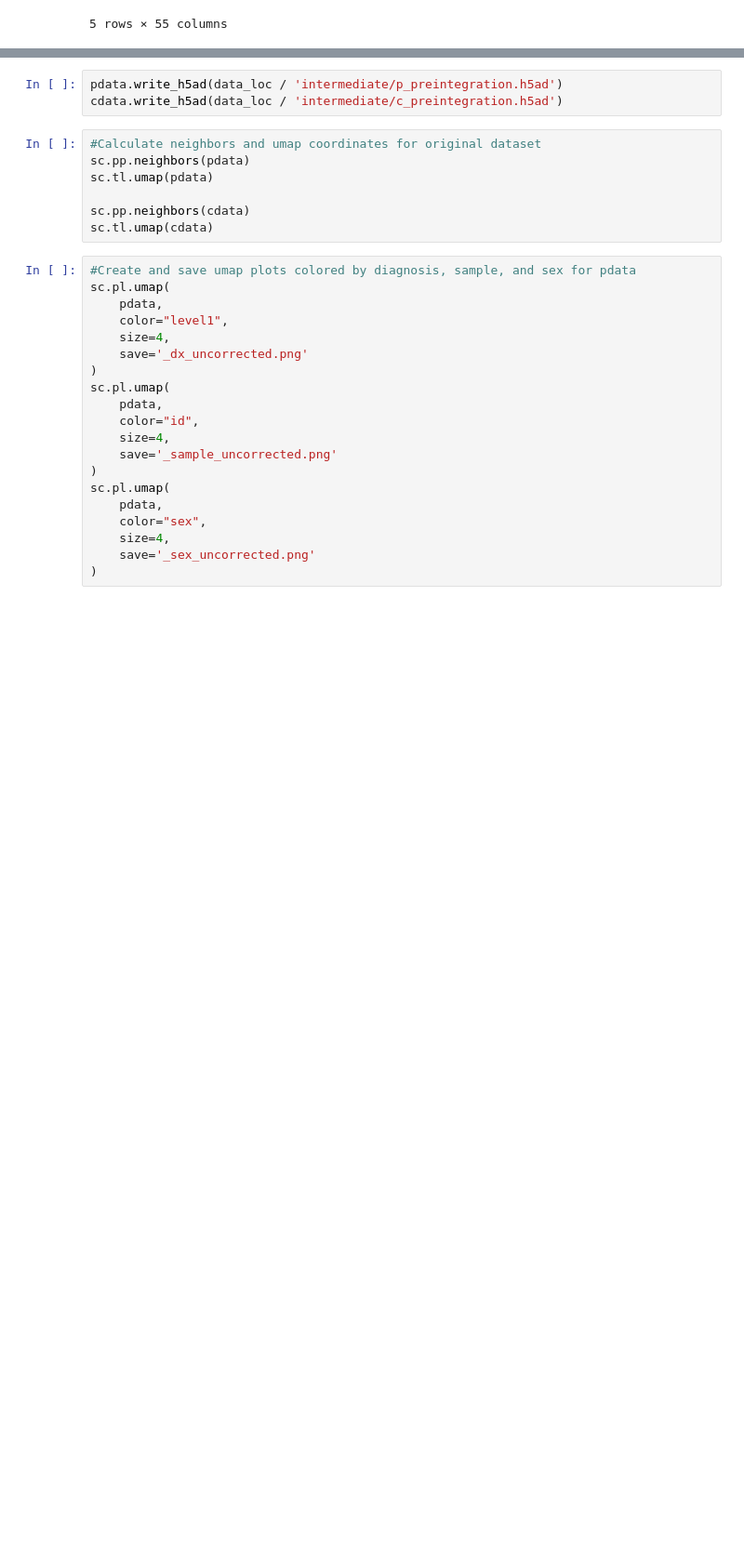
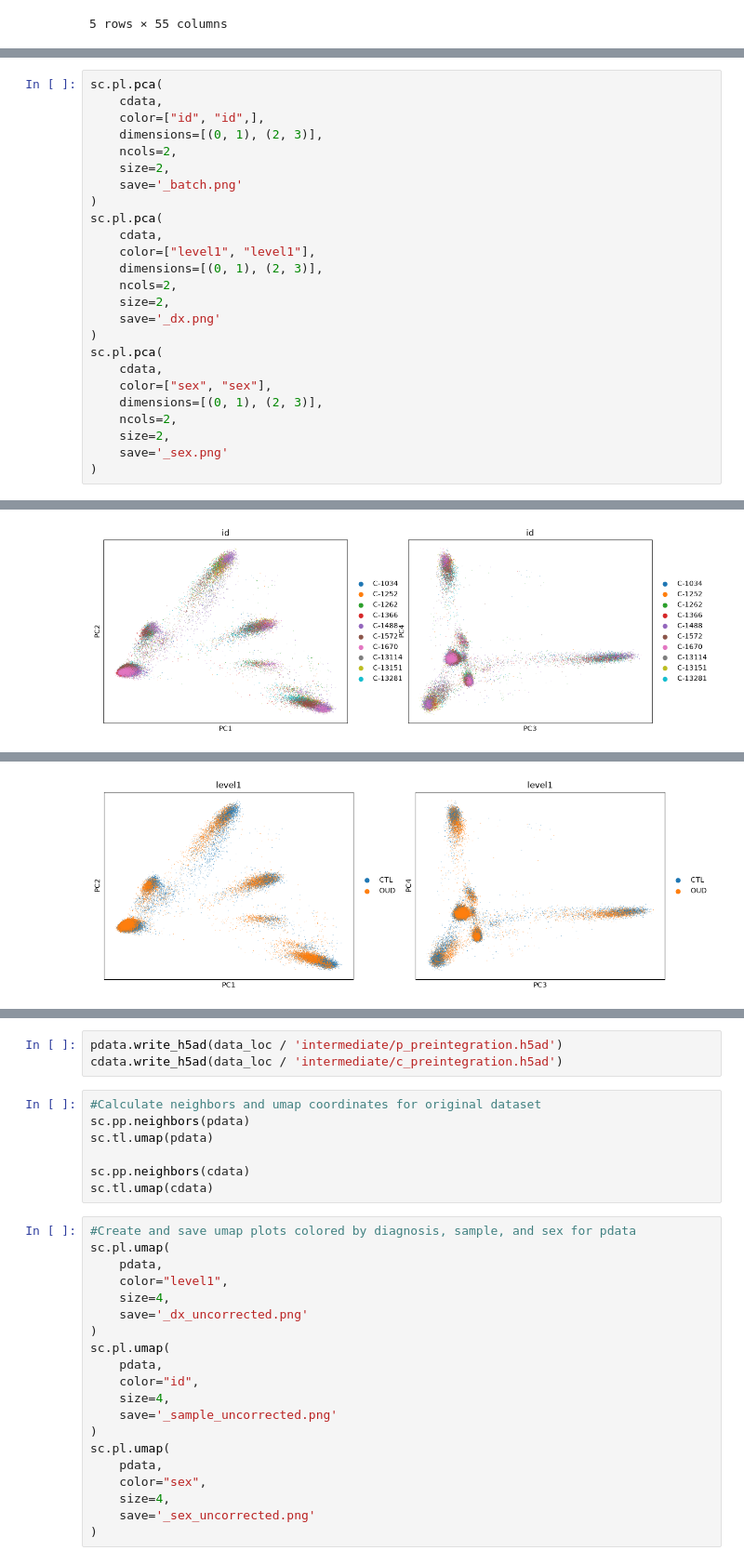
Before and after one commit to danielle-daneuro/Microglia-Subtypes-in-OUD, a Jupyter notebook: notebooks/f02_celltype_annotation.ipynb, the cells around one changed output, grey strips where cells are left out. Shown at 93% size. Drawn from its saved outputs; the diff is of its cells as text; blank space fills up the shorter version.

```diff
--- a/notebooks/f02_celltype_annotation.ipynb
+++ b/notebooks/f02_celltype_annotation.ipynb
@@ -137,0 +137,26 @@ WARNING: saving figure to file C:\Users\chris\Downloads\Data_Analysis\Microglia
+# %%
+sc.pl.pca(
+    cdata,
+    color=["id", "id",],
+    dimensions=[(0, 1), (2, 3)],
+    ncols=2,
+    size=2,
+    save='_batch.png'
+)
+sc.pl.pca(
+    cdata,
+    color=["level1", "level1"],
+    dimensions=[(0, 1), (2, 3)],
+    ncols=2,
+    size=2,
+    save='_dx.png'
+)
+sc.pl.pca(
+    cdata,
+    color=["sex", "sex"],
+    dimensions=[(0, 1), (2, 3)],
+    ncols=2,
+    size=2,
+    save='_sex.png'
+)
+# %% [output]
@@ -137,0 +164 @@ WARNING: saving figure to file C:\Users\chris\Downloads\Data_Analysis\Microglia
+[figure, added]
@@ -137,0 +166 @@ WARNING: saving figure to file C:\Users\chris\Downloads\Data_Analysis\Microglia
+[figure, added]
```
Also changed, not shown: parts of 5 cells of this notebook.
